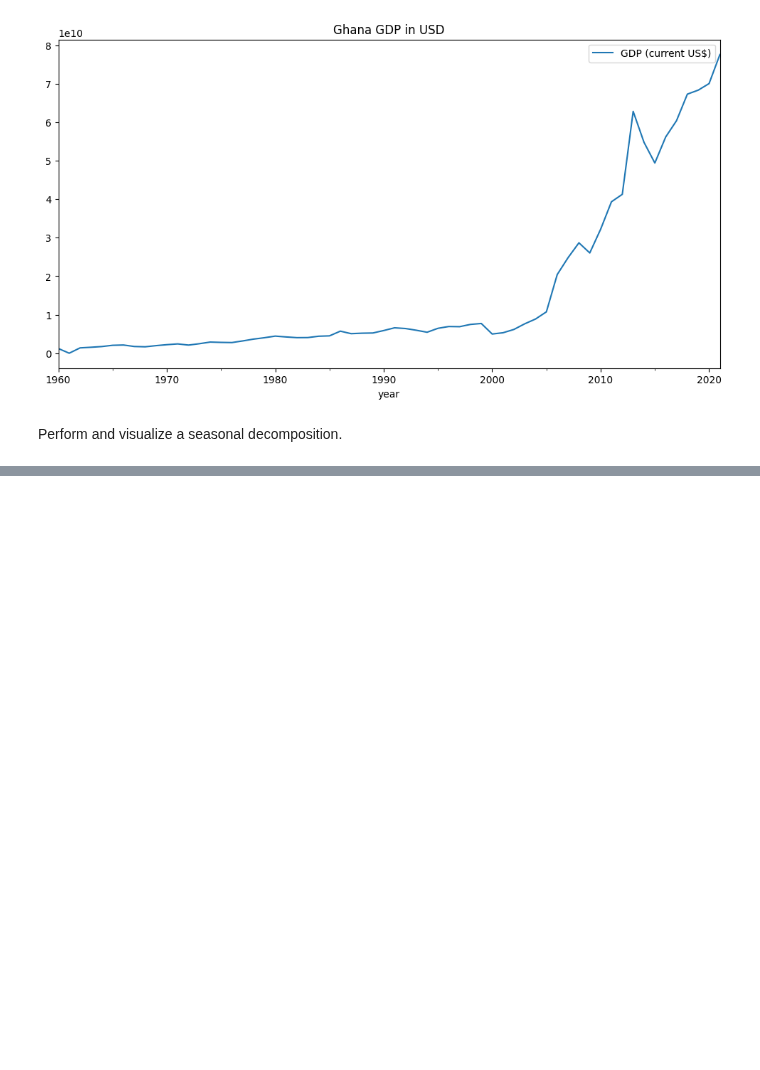
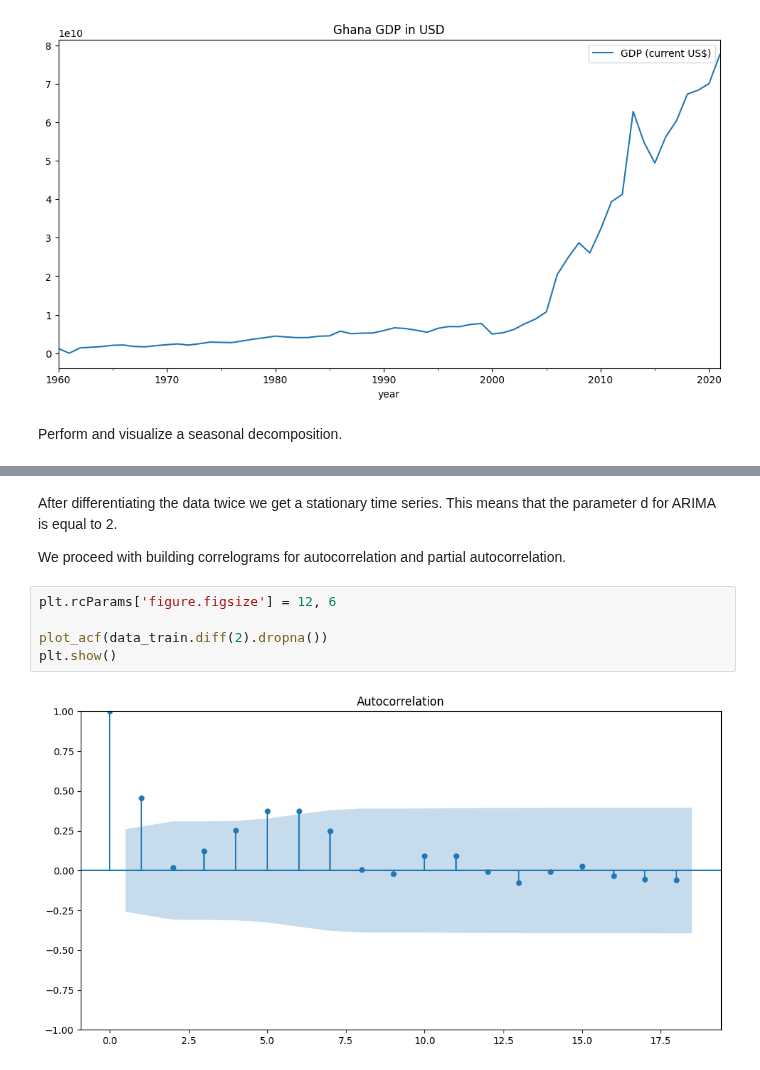
Before and after one commit to helios12/DataScienceProjects, a Jupyter notebook: tasks/task-10/Task-10-MATH-ML-13.Time_series.ipynb, the cells around one changed output, grey strips where cells are left out. Drawn from its saved outputs; the diff is of its cells as text; blank space fills up the shorter version.

```diff
--- a/tasks/task-10/Task-10-MATH-ML-13.Time_series.ipynb
+++ b/tasks/task-10/Task-10-MATH-ML-13.Time_series.ipynb
@@ -46,0 +135,11 @@ decomposition.plot()
+# %% [markdown]
+After differentiating the data twice we get a stationary time series. This means that the parameter d for ARIMA is equal to 2.
+
+We proceed with building correlograms for autocorrelation and partial autocorrelation.
+# %%
+plt.rcParams['figure.figsize'] = 12, 6
+
+plot_acf(data_train.diff(2).dropna())
+plt.show()
+# %% [output]
+[figure, added]
```
Also changed, not shown: parts of 21 cells of this notebook.
